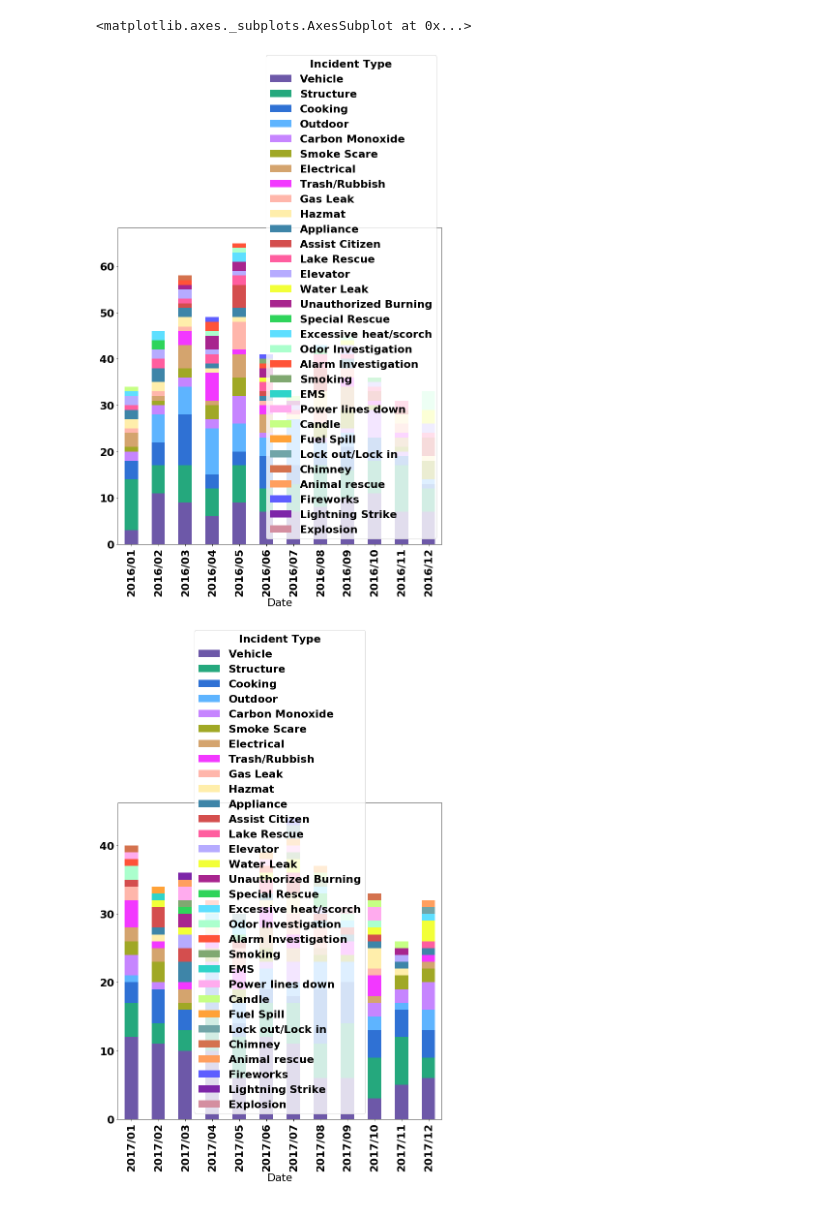
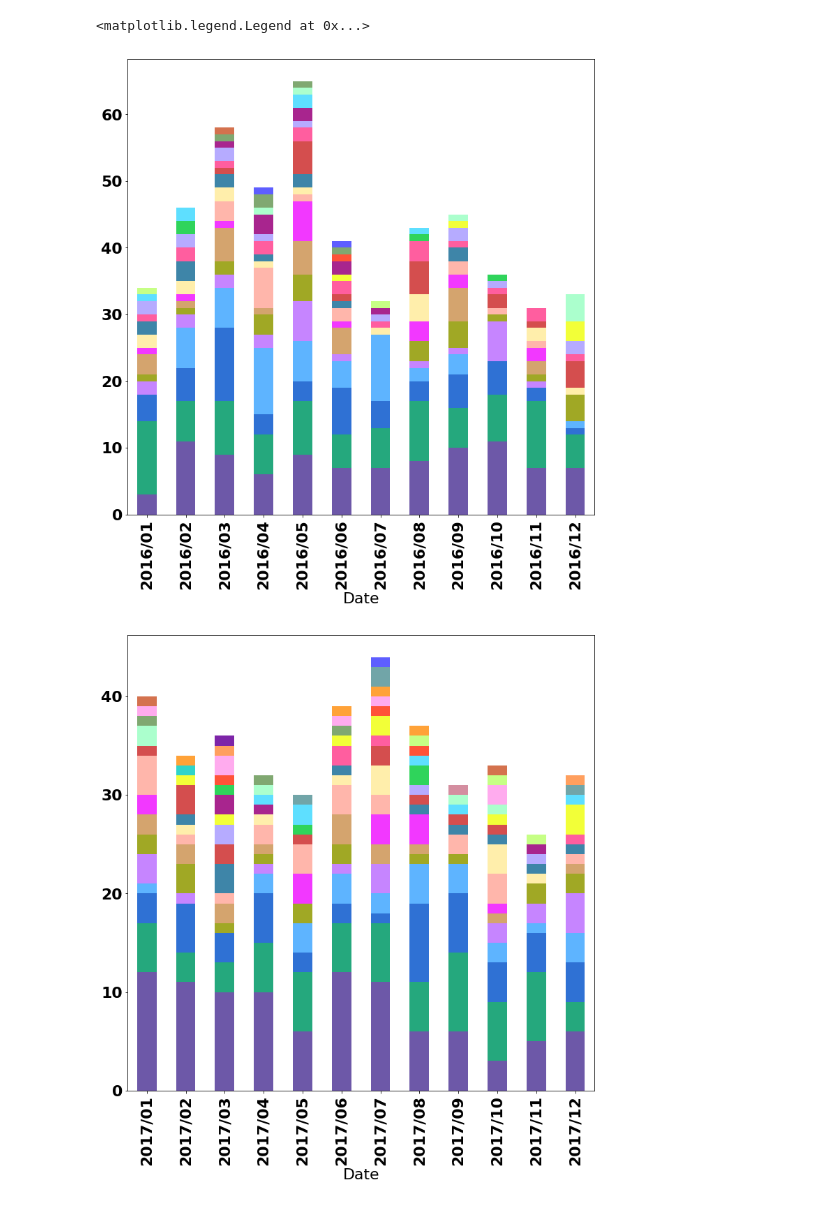
Before and after one commit to tylerharter/s19-city-t2, a Jupyter notebook: Fire/incident_analysis.ipynb, the cells around one changed output. Saved outputs shown, nothing was run; the diff lists cells and outputs as text; code cells hidden in the pictures.

```diff
--- a/Fire/incident_analysis.ipynb
+++ b/Fire/incident_analysis.ipynb
@@ -32,21 +32,27 @@ def plot_multi(data, cols=None, spacing=.1, **kwargs):
     ax.legend(lines, labels, loc=0)
     return ax
 # %%
+import datetime
+
 def drop_day(x):
     return str(x)[-4:]+"/"+str(x)[:2]
 
 def drop_month(x):
     return str(x)[-4:]
 
+def get_weekday(x):
+    return datetime.datetime(int(x[6:]),int(x[:2]),int(x[3:5])).weekday()
 
 
-daily_reports = pd.read_csv('FireDailyReports/fire_data.csv')
+daily_reports = pd.read_csv('FireDailyReports/fire_data_with_times.csv')
 daily_reports = daily_reports.dropna(subset=["Date"])
 daily_reports = daily_reports.reset_index()
+daily_reports["Weekday"] = daily_reports["Date"].apply(get_weekday)
 monthly_summary = daily_reports.copy()
 yearly_summary = daily_reports.copy()
 yearly_summary["Date"] = daily_reports["Date"].apply(drop_month)
 monthly_summary["Date"] = daily_reports["Date"].apply(drop_day)
+
 
 font = {
         'weight' : 'bold',
@@ -103,0 +128,26 @@ plt.show()
+# %%
+font = {
+        'weight' : 'bold',
+        'size'   : 22}
+
+plt.rc('font', **font)
+
+
+incidents = yearly_summary[yearly_summary["Weekday"] == 6].groupby("Date").count()["index"]
+incidents.plot.line(figsize = (10,10),linewidth=7.0)
+
+# get the values we want displayed as tick labels
+tick_labels = ("2015","2016","2017","2018","2019")
+# get the positions for the maximum xtick label
+x_max = int(max(plt.xticks()[0]))  # int() to convert numpy.int32 => int
+# manually set you xtick labels
+plt.xticks(range(0, x_max + 1), tick_labels, rotation=90)
+
+plt.xlabel('Date')
+plt.ylabel('Incidents')
+# change the limits and padding of the figure
+plt.figure(1).subplots_adjust(
+    **dict(left=0.1, right=.8, bottom=.15, top=.9, wspace=.1, hspace=.1))
+
+plt.title("Incidents on Sunday")
+plt.show()
@@ -147,26 +199,28 @@ plt.legend(loc='center left', bbox_to_anchor=(1.0, 0.5))
 # %%
 color_string = "#6d58a8, #25a87d, #2f71d4, #5eb4ff, #c685ff, #a0a825, #d4a46e, #f238ff, #ffb6ab, #ffeeab, #3e85a8, #d44e4e, #ff5e9f, #b6abff, #f2ff38, #a8258e, #2fd45b, #5edfff, #abffcd, #ff5338, #80a871, #2fd4c9, #ffabee, #c6ff85, #ffa238, #71a5a8, #d4724e, #ff9f5e, #5e5eff, #7d25a8, #d48ea0, #ffd738, #88ff38"
 colors = color_string.split(", ")
 
 ordered_categories = monthly_summary.groupby("Incident Type").count().sort_values(["index"],ascending=False).index.tolist()
 
 
 broken_summary = monthly_summary.groupby(['Date', 'Incident Type'])['Date'].count().unstack('Incident Type').fillna(0)
 broken_bar= broken_summary[monthly_summary.groupby(["Incident Type"]).count().index.values]
 
 broken_bar = broken_bar[ordered_categories]
 
 
 #Yearly Summaries
 dates_2016 = [index for index in broken_bar.index if index.startswith('2016')]
-broken_bar.loc[dates_2016].plot(kind='bar', stacked=True, figsize = (12,12), color = colors)
+broken_bar.loc[dates_2016].plot(kind='bar', legend = False, stacked=True, figsize = (12,12), color = colors)
 
 dates_2017 = [index for index in broken_bar.index if index.startswith('2017')]
-broken_bar.loc[dates_2017].plot(kind='bar', stacked=True, figsize = (12,12), color = colors)
+broken_bar.loc[dates_2017].plot(kind='bar', legend = False, stacked=True, figsize = (12,12), color = colors)
 
 dates_2018 = [index for index in broken_bar.index if index.startswith('2018')]
-broken_bar.loc[dates_2018].plot(kind='bar', stacked=True, figsize = (12,12), color = colors)
+broken_bar.loc[dates_2018].plot(kind='bar', legend = False, stacked=True, figsize = (12,12), color = colors)
+
+plt.legend(loc='center left', bbox_to_anchor=(1.0, 0.5))
 # %% [output]
-<matplotlib.axes._subplots.AxesSubplot at 0x...>
+<matplotlib.legend.Legend at 0x...>
-[figure, old version]
+[figure, new version]
-[figure, old version]
+[figure, new version]
```
Also changed, not shown: parts of 5 cells of this notebook, 5 other files.
